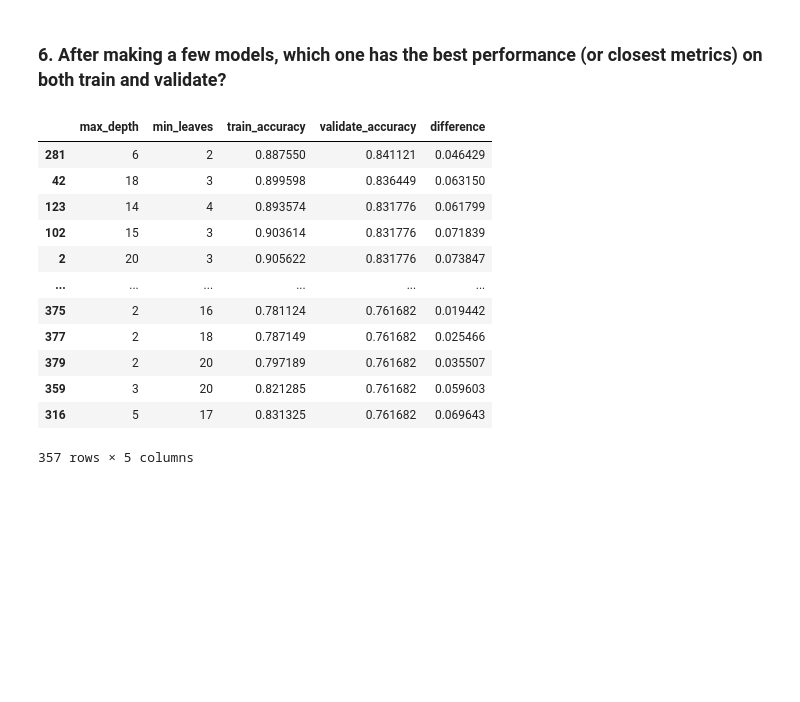
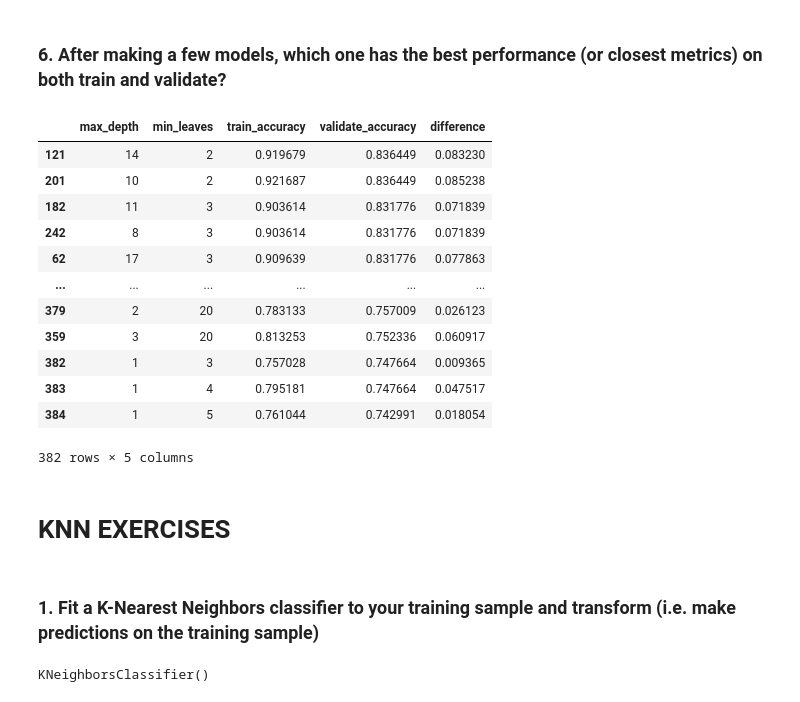
Before and after one commit to brianclements03/classification-exercises, a Jupyter notebook: Model.ipynb, the cells around one changed output. Saved outputs shown, nothing was run; the diff lists cells and outputs as text; code cells hidden in the pictures; blank space fills up the shorter version.

Commit message:
add knn lesson and update exercises

```diff
--- a/Model.ipynb
+++ b/Model.ipynb
@@ -746,3 +755,8 @@ df
 # df.set_index('max_depth').plot
 
 # review ravinder's graph here
+
+df.set_index('max_depth')[['train_accuracy', 'validate_accuracy','difference']].plot(figsize = (16,9))
+plt.ylabel('Accuracy')
+plt.xticks(np.arange(0,21,1))
+plt.grid()
@@ -749,18 +765,22 @@ df
 # %% [markdown]
 ### 6. After making a few models, which one has the best performance (or closest metrics) on both train and validate?
 # %%
-df[df.difference <= 0.10].sort_values(by=['validate_accuracy', 'difference'], ascending = [False,True])
+df[df.difference <= 0.1].sort_values(by=['validate_accuracy', 'difference'], ascending = [False,True])
 # %% [output]
 |  | max_depth | min_leaves | train_accuracy | validate_accuracy | difference |
-| 281 | 6 | 2 | 0.887550 | 0.841121 | 0.046429 |
-| 42 | 18 | 3 | 0.899598 | 0.836449 | 0.063150 |
-| 123 | 14 | 4 | 0.893574 | 0.831776 | 0.061799 |
-| 102 | 15 | 3 | 0.903614 | 0.831776 | 0.071839 |
-| 2 | 20 | 3 | 0.905622 | 0.831776 | 0.073847 |
+| 121 | 14 | 2 | 0.919679 | 0.836449 | 0.083230 |
+| 201 | 10 | 2 | 0.921687 | 0.836449 | 0.085238 |
+| 182 | 11 | 3 | 0.903614 | 0.831776 | 0.071839 |
+| 242 | 8 | 3 | 0.903614 | 0.831776 | 0.071839 |
+| 62 | 17 | 3 | 0.909639 | 0.831776 | 0.077863 |
 | ... | ... | ... | ... | ... | ... |
-| 375 | 2 | 16 | 0.781124 | 0.761682 | 0.019442 |
-| 377 | 2 | 18 | 0.787149 | 0.761682 | 0.025466 |
-| 379 | 2 | 20 | 0.797189 | 0.761682 | 0.035507 |
-| 359 | 3 | 20 | 0.821285 | 0.761682 | 0.059603 |
-| 316 | 5 | 17 | 0.831325 | 0.761682 | 0.069643 |
+| 379 | 2 | 20 | 0.783133 | 0.757009 | 0.026123 |
+| 359 | 3 | 20 | 0.813253 | 0.752336 | 0.060917 |
+| 382 | 1 | 3 | 0.757028 | 0.747664 | 0.009365 |
+| 383 | 1 | 4 | 0.795181 | 0.747664 | 0.047517 |
+| 384 | 1 | 5 | 0.761044 | 0.742991 | 0.018054 |
-357 rows × 5 columns
+382 rows × 5 columns
+# %% [markdown]
+# KNN EXERCISES
+# %% [markdown]
+### 1. Fit a K-Nearest Neighbors classifier to your training sample and transform (i.e. make predictions on the training sample)
@@ -766,0 +791,4 @@ df[df.difference <= 0.10].sort_values(by=['validate_accuracy', 'difference'], as
+# %%
+knn.fit(X_train,y_train)
+# %% [output]
+KNeighborsClassifier()
```
Also changed, not shown: parts of 39 cells of this notebook, 2 other files.
